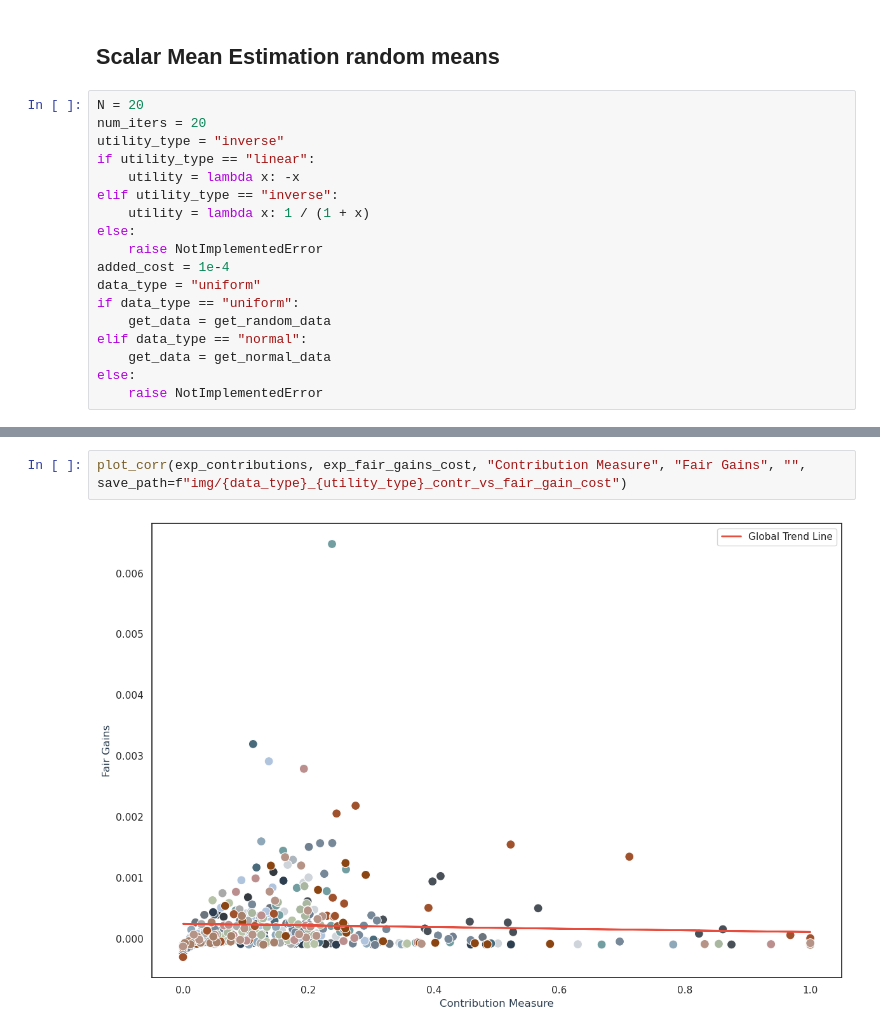
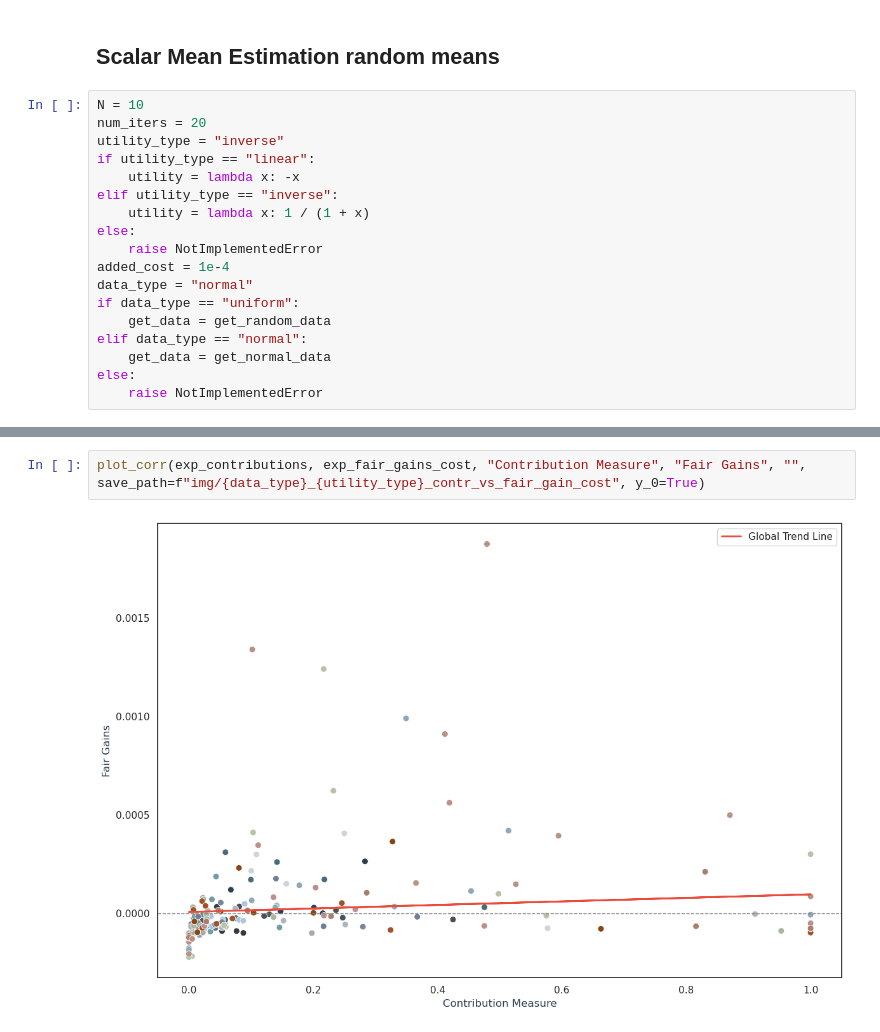
Before and after one commit to TheImpressiveDonut/Fairness-PFL, a Jupyter notebook: scalar_mean_estimation/theory_test.ipynb, the cells around one changed output, grey strips where cells are left out. Saved outputs shown, nothing was run; the diff lists cells and outputs as text.

```diff
--- a/scalar_mean_estimation/theory_test.ipynb
+++ b/scalar_mean_estimation/theory_test.ipynb
@@ -15,7 +15,7 @@ The autoreload extension is already loaded. To reload it, use:
 # %% [markdown]
 ## Scalar Mean Estimation random means
 # %%
-N = 20
+N = 10
 num_iters = 20
 utility_type = "inverse"
 if utility_type == "linear":
@@ -25,7 +25,7 @@ elif utility_type == "inverse":
 else:
     raise NotImplementedError
 added_cost = 1e-4
-data_type = "uniform"
+data_type = "normal"
 if data_type == "uniform":
     get_data = get_random_data
 elif data_type == "normal":
@@ -104,5 +114,5 @@ plot_corr(exp_contributions, exp_fair_gains, "Contribution Measure", "Fair Gains
 # %%
-plot_corr(exp_contributions, exp_fair_gains_cost, "Contribution Measure", "Fair Gains", "", save_path=f"img/{data_type}_{utility_type}_contr_vs_fair_gain_cost")
+plot_corr(exp_contributions, exp_fair_gains_cost, "Contribution Measure", "Fair Gains", "", save_path=f"img/{data_type}_{utility_type}_contr_vs_fair_gain_cost", y_0=True)
 # %% [output]
-[figure, old version]
+[figure, new version]
 # %%
```
Also changed, not shown: parts of 13 cells of this notebook, 27 other files.
